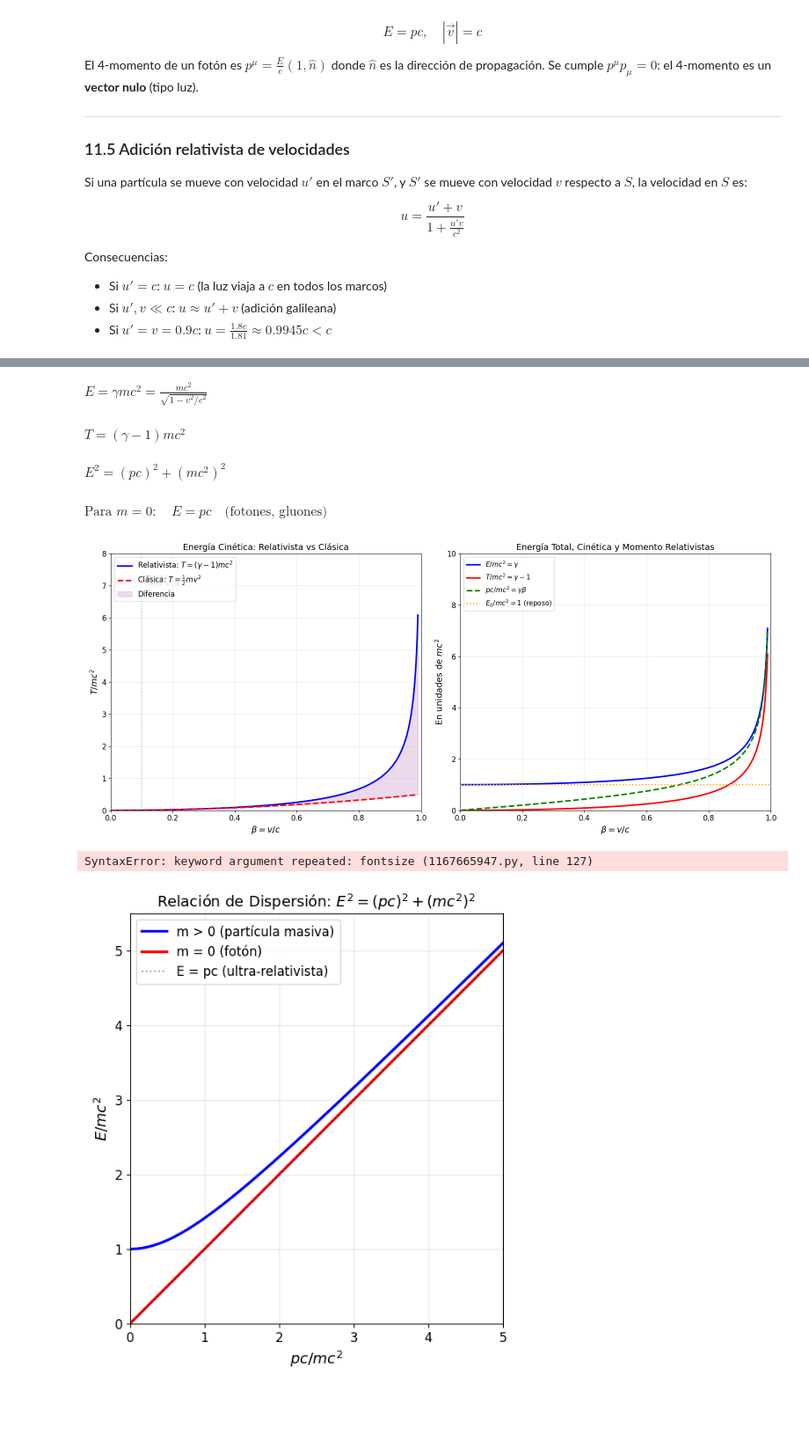
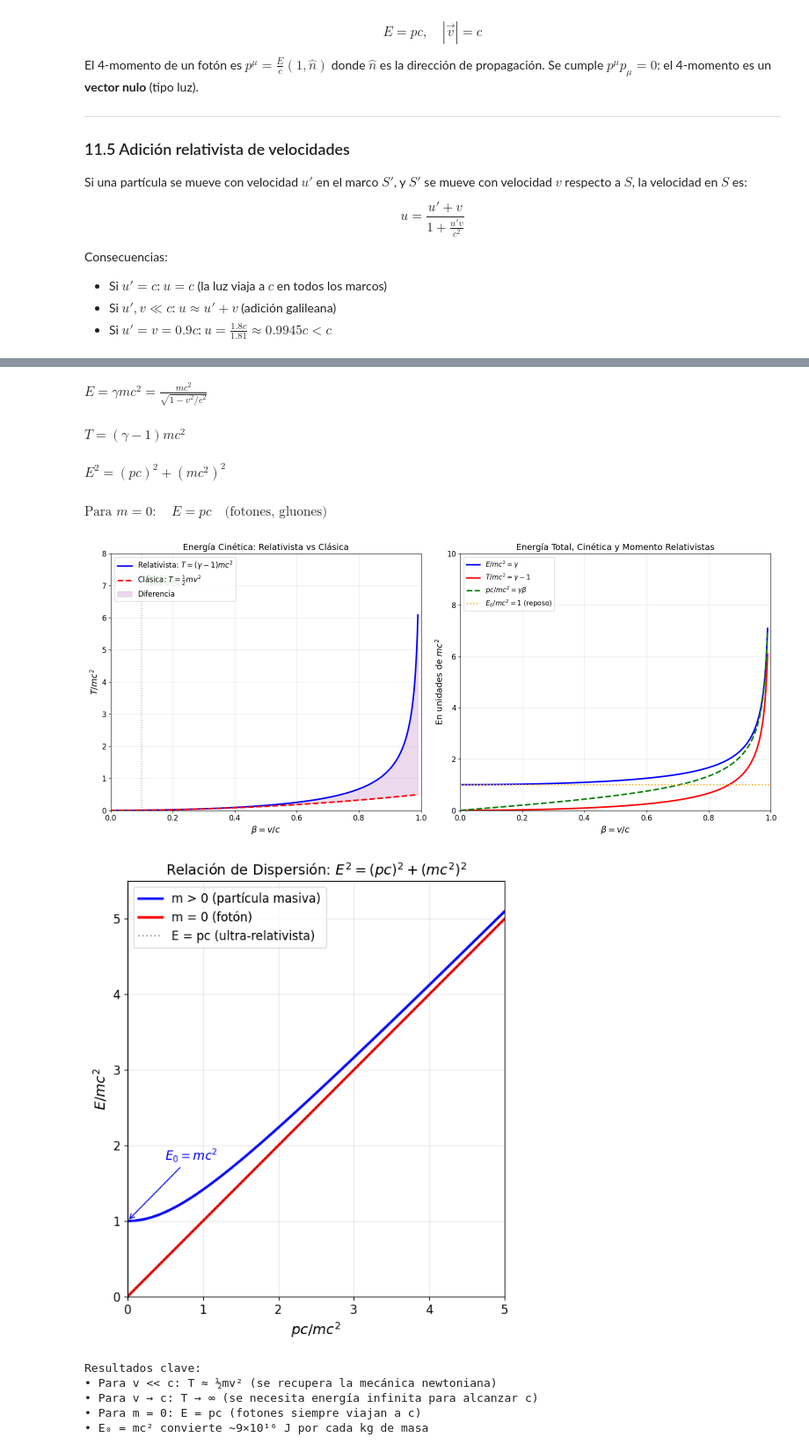
Before and after one commit to Her204/physics_notebook, a Jupyter notebook: notebooks/5_relatividad_especial.ipynb, the cells around one changed output, grey strips where cells are left out. Shown at 88% size. Drawn from its saved outputs; the diff is of its cells as text; code cells hidden in the pictures; blank space fills up the shorter version.

```diff
--- a/notebooks/relatividad_especial.ipynb
+++ b/notebooks/5_relatividad_especial.ipynb
@@ -1137,42 +1137,46 @@ ax.set_aspect('equal')
 # Anotar la masa en reposo
 ax.annotate(r'$E_0 = mc^2$', xy=(0, 1), fontsize=12,
             xytext=(0.5, 1.8), arrowprops=dict(arrowstyle='->', color='blue'),
-            color='blue', fontsize=12)
+            color='blue')
 
 plt.tight_layout()
 plt.show()
 
 print("\nResultados clave:")
 print("• Para v << c: T ≈ ½mv² (se recupera la mecánica newtoniana)")
 print("• Para v → c: T → ∞ (se necesita energía infinita para alcanzar c)")
 print("• Para m = 0: E = pc (fotones siempre viajan a c)")
 print("• E₀ = mc² convierte ~9×10¹⁶ J por cada kg de masa")
 # %% [output]
 =================================================================
 DERIVACIÓN SIMBÓLICA: ENERGÍA RELATIVISTA
 =================================================================
 
 Energía total: E = γmc² = c**2*m/sqrt(1 - v**2/c**2)
 Energía en reposo: E₀ = mc² = c**2*m
 Energía cinética: T = (γ-1)mc² = c**3*m/sqrt(c**2 - v**2) - c**2*m
 
 Expansión de T para v << c:
   T ≈ 3*m*v**4/(8*c**2) + m*v**2/2 + O(v**6)
 
 Término dominante: ½mv² (energía cinética newtoniana) ✓
 
 =================================================================
 VERIFICACIÓN: E² - (pc)² - (mc²)² = 0  ✓
 =================================================================
 
 Relación energía-momento: E² = (pc)² + (mc²)²
 $\displaystyle E = \gamma m c^2 = \frac{mc^2}{\sqrt{1-v^2/c^2}}$
 $\displaystyle T = (\gamma - 1)mc^2$
 $\displaystyle E^2 = (pc)^2 + (mc^2)^2$
 $\displaystyle \text{Para } m = 0: \quad E = pc \quad \text{(fotones, gluones)}$
 [figure]
+[figure, new version]
-SyntaxError: keyword argument repeated: fontsize (1167665947.py, line 127)
+Resultados clave:
+• Para v << c: T ≈ ½mv² (se recupera la mecánica newtoniana)
+• Para v → c: T → ∞ (se necesita energía infinita para alcanzar c)
+• Para m = 0: E = pc (fotones siempre viajan a c)
+• E₀ = mc² convierte ~9×10¹⁶ J por cada kg de masa
-[figure, old version]
 # %% [markdown]
 ## 13. Óptica Relativista: Efecto Doppler, Aberración y Efecto Faro
 
```
Also changed, not shown: parts of 1 cell of this notebook, 1 other file.
